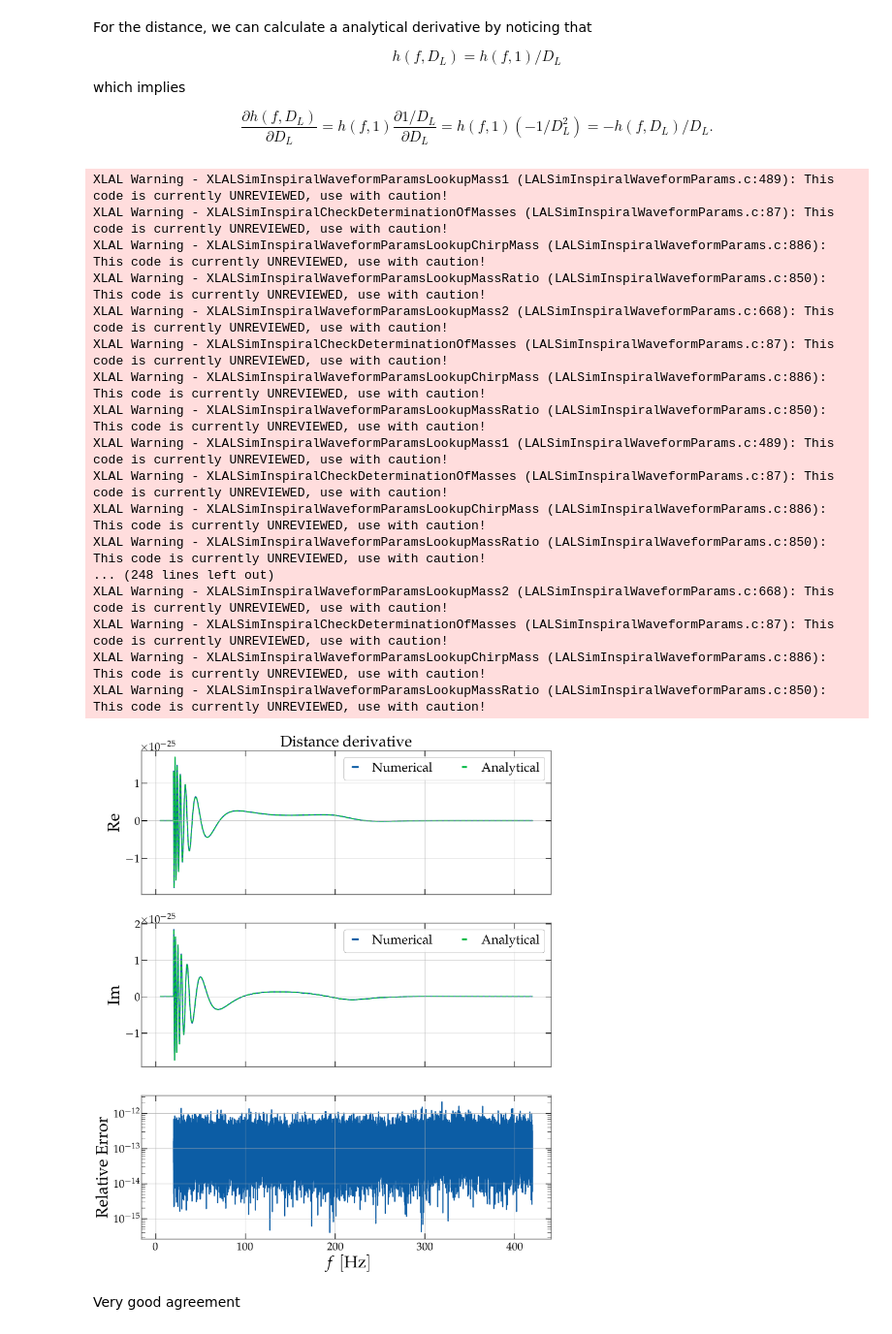
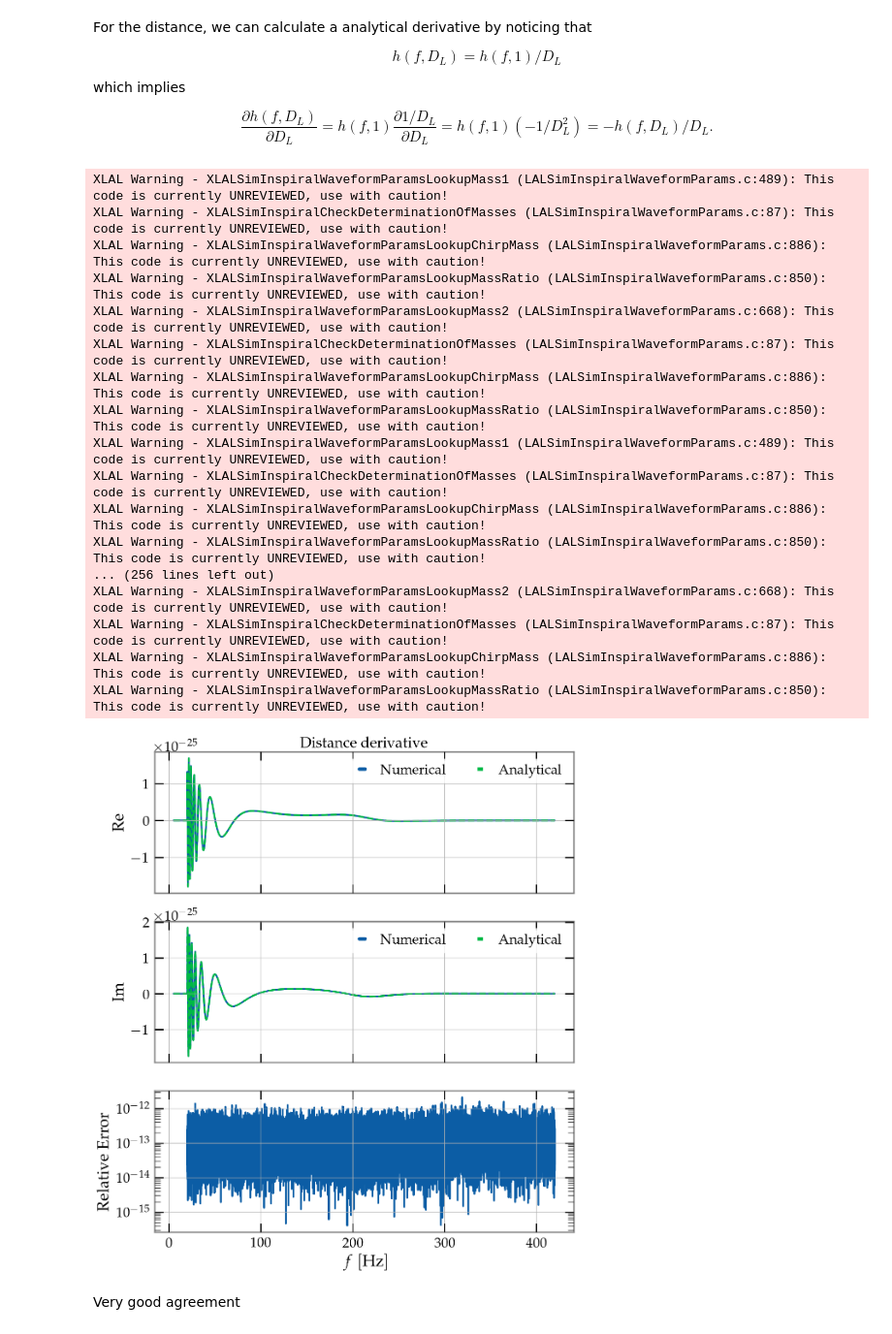
Before and after one commit to MaxMelching/gw-signal-tools, a Jupyter notebook: docs/tutorials/derivative_tests.ipynb, the cells around one changed output. Shown at 97% size. Cells and saved outputs as stored; diff of their text form; code cells hidden in the pictures.

```diff
--- a/docs/tutorials/derivative_tests.ipynb
+++ b/docs/tutorials/derivative_tests.ipynb
@@ -62,6 +65,8 @@ wf_params = {
     'phi_ref': 0.0 * u.rad,
     'distance': 440.0 * u.Mpc,
     'inclination': 0.0 * u.rad,
+    'time': 0.0 * u.s,
+    'phase': 0.0 * u.rad,
     'condition': 0,
 }
 
@@ -71,7 +76,7 @@ approximant = 'IMRPhenomXPHM'
 # approximant = 'SEOBNRv4'
 
 # Initialize the generator
-wf_generator = get_wf_generator(approximant)
+wf_generator = time_phase_wrapper(get_wf_generator(approximant))
 # %%
 # param_to_vary = 'total_mass'
 param_to_vary = 'chirp_mass'
@@ -435,10 +536,10 @@ dist_deriv_params.pop('distance')
 dist_deriv_params['dist'] = wf_params['distance']
 
 deriv_distance = WaveformDerivative(dist_deriv_params, 'dist', dist_deriv_gen)
-
 num_deriv_distance, info_dict_distance = deriv_distance(), deriv_distance.info
 
-ana_deriv_distance = -wf_generator(wf_params) / wf_params['distance']
+# ana_deriv_distance = waveform * (-1.0 / wf_params['distance'])
+ana_deriv_distance = WaveformDerivative(wf_params, 'distance', wf_generator).deriv
 # %% [output]
 XLAL Warning - XLALSimInspiralWaveformParamsLookupMass1 (LALSimInspiralWaveformParams.c:489): This code is currently UNREVIEWED, use with caution!
 XLAL Warning - XLALSimInspiralCheckDeterminationOfMasses (LALSimInspiralWaveformParams.c:87): This code is currently UNREVIEWED, use with caution!
@@ -452,7 +553,7 @@ XLAL Warning - XLALSimInspiralWaveformParamsLookupMass1 (LALSimInspiralWaveformP
 XLAL Warning - XLALSimInspiralCheckDeterminationOfMasses (LALSimInspiralWaveformParams.c:87): This code is currently UNREVIEWED, use with caution!
 XLAL Warning - XLALSimInspiralWaveformParamsLookupChirpMass (LALSimInspiralWaveformParams.c:886): This code is currently UNREVIEWED, use with caution!
 XLAL Warning - XLALSimInspiralWaveformParamsLookupMassRatio (LALSimInspiralWaveformParams.c:850): This code is currently UNREVIEWED, use with caution!
-... (248 lines left out)
+... (256 lines left out)
 XLAL Warning - XLALSimInspiralWaveformParamsLookupMass2 (LALSimInspiralWaveformParams.c:668): This code is currently UNREVIEWED, use with caution!
 XLAL Warning - XLALSimInspiralCheckDeterminationOfMasses (LALSimInspiralWaveformParams.c:87): This code is currently UNREVIEWED, use with caution!
 XLAL Warning - XLALSimInspiralWaveformParamsLookupChirpMass (LALSimInspiralWaveformParams.c:886): This code is currently UNREVIEWED, use with caution!
@@ -461,7 +562,7 @@ XLAL Warning - XLALSimInspiralWaveformParamsLookupMassRatio (LALSimInspiralWavef
 f_range = [5.0 * u.Hz, 420.0 * u.Hz]
 
 
-fig, ax = plt.subplots(figsize=(20, 24), nrows=3, sharex=True)
+fig, ax = plt.subplots(figsize=(13, 15), nrows=3, sharex=True)
 
 ax[0].plot(
     num_deriv_distance.crop(start=f_range[0], end=f_range[1]).real, label='Numerical'
@@ -475,33 +576,33 @@ ax[0].plot(
 
 ax[1].plot(
     num_deriv_distance.crop(start=f_range[0], end=f_range[1]).imag, label='Numerical'
 )
 ax[1].plot(
     ana_deriv_distance.crop(start=f_range[0], end=f_range[1]).imag,
     '--',
     label='Analytical',
 )
 
 
 ax[2].plot(
     ((ana_deriv_distance - num_deriv_distance) / ana_deriv_distance)
     .abs()
     .crop(start=f_range[0], end=f_range[1])
 )
 
 
 ax[0].set_title('Distance derivative')
 ax[0].legend(ncols=2)
 ax[1].legend(ncols=2)
 ax[2].set_yscale('log')
 ax[0].set_ylabel('Re')
 ax[1].set_ylabel('Im')
 ax[2].set_ylabel('Relative Error')
 ax[2].set_xlabel(r'$f \; [\mathrm{Hz}]$')
 # plt.xlim(5, 100)
 
 plt.show()
 # %% [output]
-[figure, old version]
+[figure, new version]
 # %% [markdown]
 Very good agreement
```
Also changed, not shown: parts of 24 cells of this notebook.
